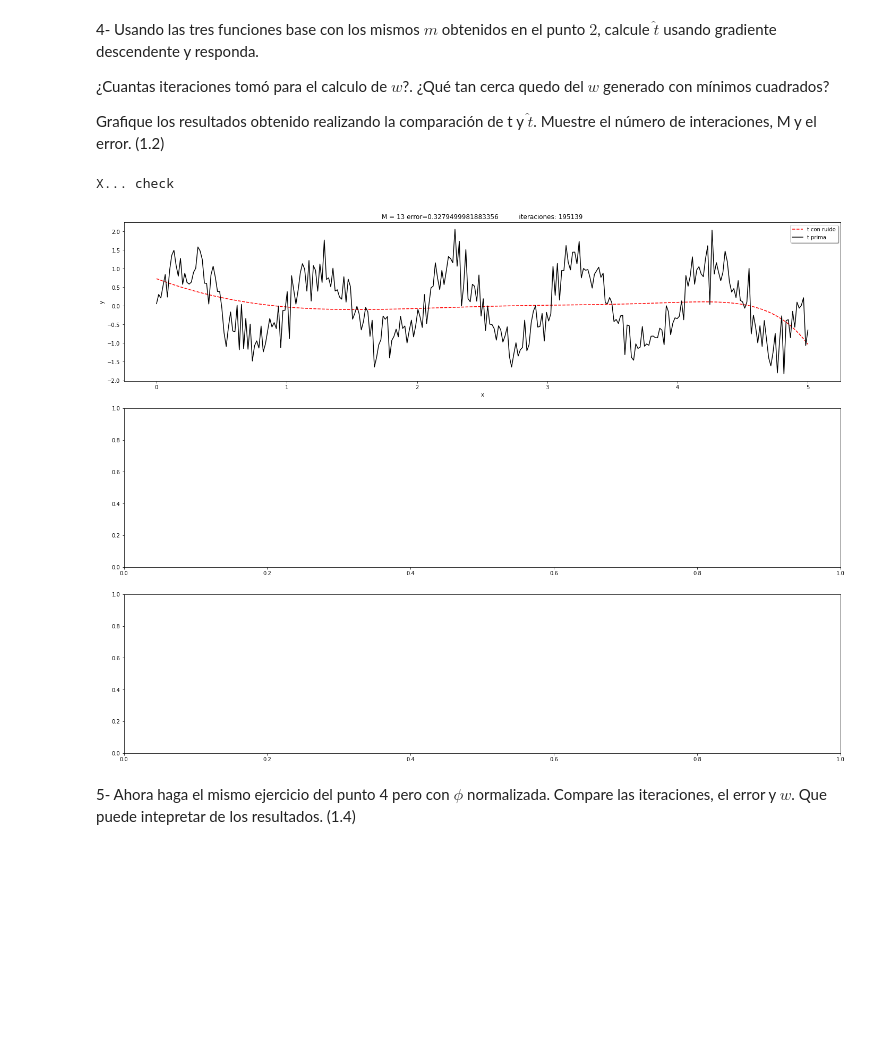
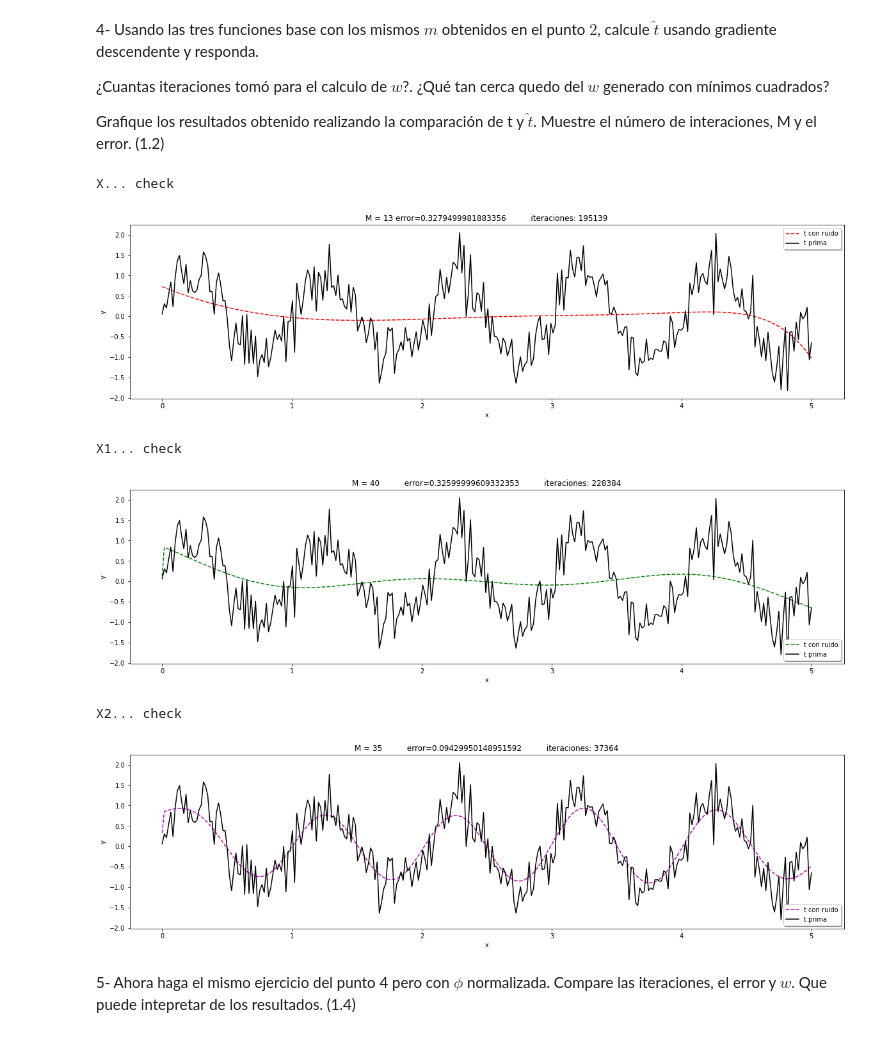
Before and after one commit to crisywini/ia_workspace, a Jupyter notebook: Taller3-Gradiente descendente.ipynb, the cells around one changed output. Cells and saved outputs as stored; diff of their text form; code cells hidden in the pictures; blank space fills up the shorter version.

```diff
--- a/Taller3-Gradiente descendente.ipynb
+++ b/Taller3-Gradiente descendente.ipynb
@@ -221,25 +221,27 @@ Grafique los resultados obtenido realizando la comparación de t y $\hat{t}$. Mu
 # %%
 # pol = get_phi(polinomial, x, 1
 w,tp,cont,eO = get_w_tp(X, 13, 0.32795,200100, 0.002)
 print('X... check')
 
-plt.subplots(3,1, figsize=(20,15))
-plt.subplot(3,1,1)
+#plt.subplots(3,1, figsize=(20,15))
+#plt.subplot(3,1,1)
+plt.figure(figsize=(20,5))
 plt.tight_layout(pad=3.0)
 plt.plot(x, tp, 'r--', x, t, 'k')
 plt.title("M = 13 error="+str(eO)+"          iteraciones: "+str(cont))
 plt.ylabel('y')
 plt.xlabel('x')
 plt.legend(('t con ruido', 't prima'), loc='upper right', shadow=True)
 
 plt.show()
 # %% [output]
 X... check
-[figure, old version]
+[figure, new version]
 # %%
-w1,tp1,cont1,eO1 = get_w_tp(X1, 40, 0.0888, 200200, 0.0003)
+w1,tp1,cont1,eO1 = get_w_tp(X1, 40, 0.3260, 300000, 0.0002)
 print('X1... check')
-plt.subplot(3,1,2)
+#plt.subplot(3,1,2)
+plt.figure(figsize=(20,5))
 plt.plot(x,tp1,'g--', x, t, 'k')
 plt.title("M = 40          error="+str(eO1) +"          iteraciones: "+str(cont1))
 plt.ylabel('y')
@@ -247,11 +249,15 @@ plt.xlabel('x')
 plt.legend(('t con ruido', 't prima'), loc='lower right', shadow=True)
 
 plt.show()
+# %% [output]
+X1... check
+[figure, added]
 # %%
 
-w2,tp2,cont2,eO2 = get_w_tp(X2, 35, 0.0743)
+w2,tp2,cont2,eO2 = get_w_tp(X2, 35, 0.0943, 200300, 0.0002)
 print('X2... check')
-plt.subplot(3,1,3)
+#plt.subplot(3,1,3)
+plt.figure(figsize=(20,5))
 plt.plot(x, tp2, 'm--', x, t, 'k')
 plt.title("M = 35          error="+str(eO2)+"          iteraciones: "+str(cont2))
 plt.ylabel('y')
@@ -259,6 +265,9 @@ plt.xlabel('x')
 plt.legend(('t con ruido', 't prima'), loc='lower right', shadow=True)
 
 plt.show()
+# %% [output]
+X2... check
+[figure, added]
 # %% [markdown]
 5- Ahora haga el mismo ejercicio del punto 4 pero con $\phi$ normalizada. Compare las iteraciones, el error y $w$. Que puede intepretar de los resultados. (1.4)
 # %% [markdown]
```
